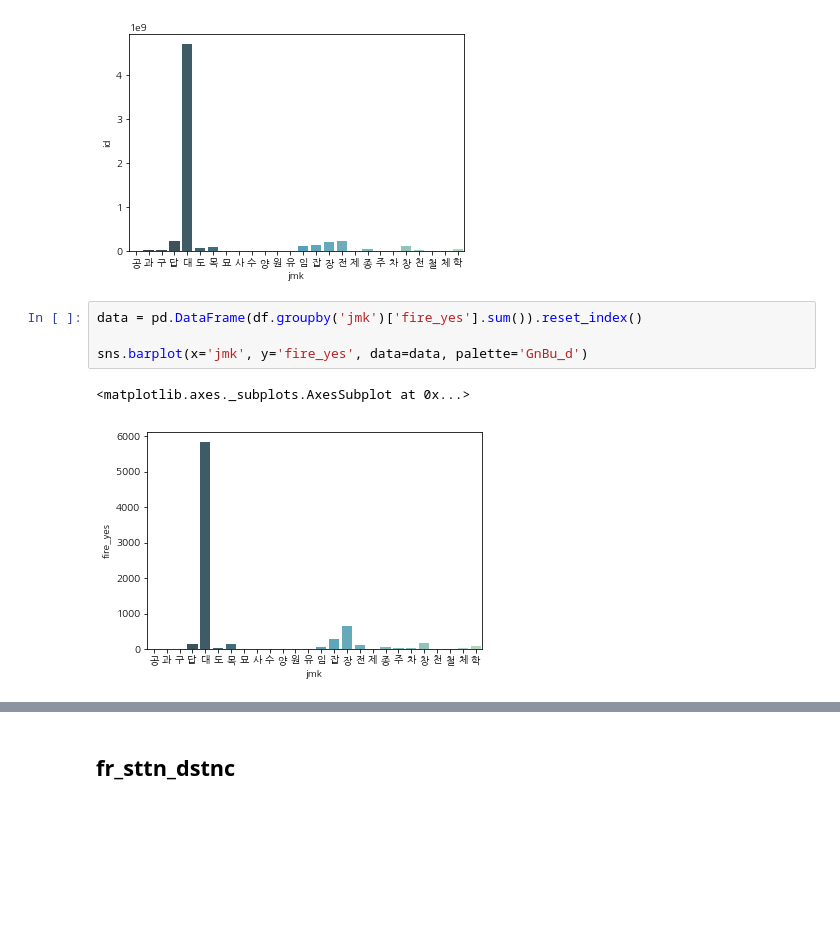
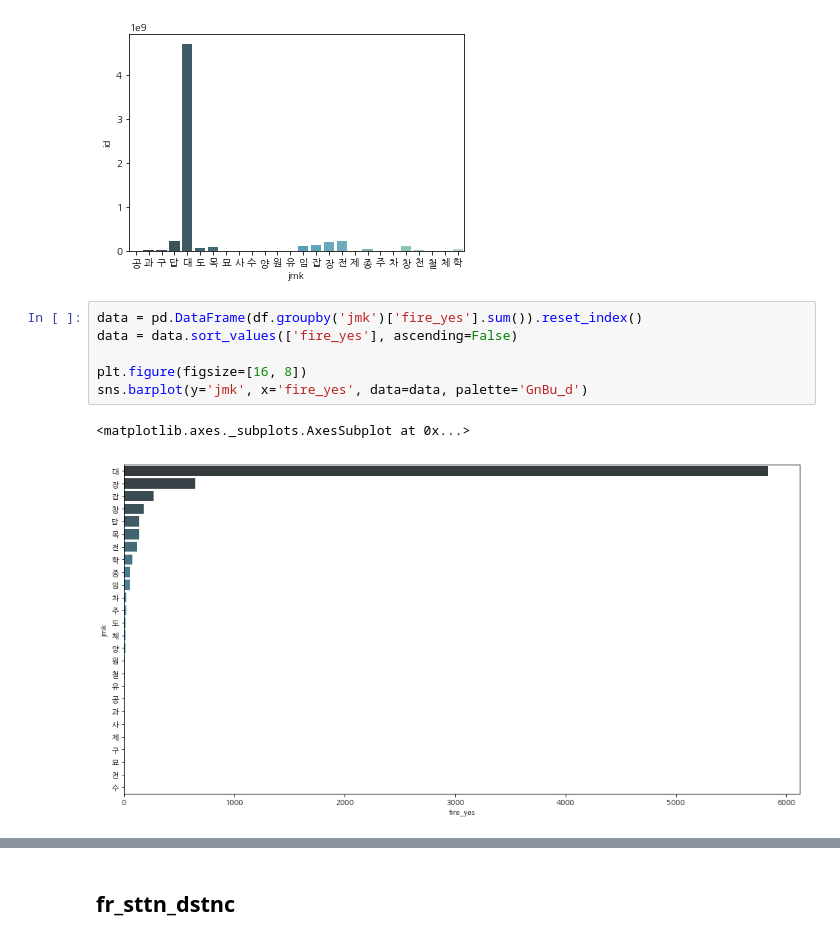
Before and after one commit to hanseul-wang/fire-prediction-model-Kimhae, a Jupyter notebook: Fire/Data_analysis/fire_eda-minju.ipynb, the cells around one changed output, grey strips where cells are left out. Drawn from its saved outputs; the diff is of its cells as text; blank space fills up the shorter version.

```diff
--- a/Fire/Data_analysis/fire_eda-minju.ipynb
+++ b/Fire/Data_analysis/fire_eda-minju.ipynb
@@ -429,8 +467,10 @@ sns.barplot(x='jmk', y='id', data=data, palette='GnBu_d')
 [figure]
 # %%
 data = pd.DataFrame(df.groupby('jmk')['fire_yes'].sum()).reset_index()
+data = data.sort_values(['fire_yes'], ascending=False)
 
-sns.barplot(x='jmk', y='fire_yes', data=data, palette='GnBu_d')
+plt.figure(figsize=[16, 8])
+sns.barplot(y='jmk', x='fire_yes', data=data, palette='GnBu_d')
 # %% [output]
 <matplotlib.axes._subplots.AxesSubplot at 0x...>
-[figure, old version]
+[figure, new version]
```
Also changed, not shown: parts of 73 cells of this notebook.
